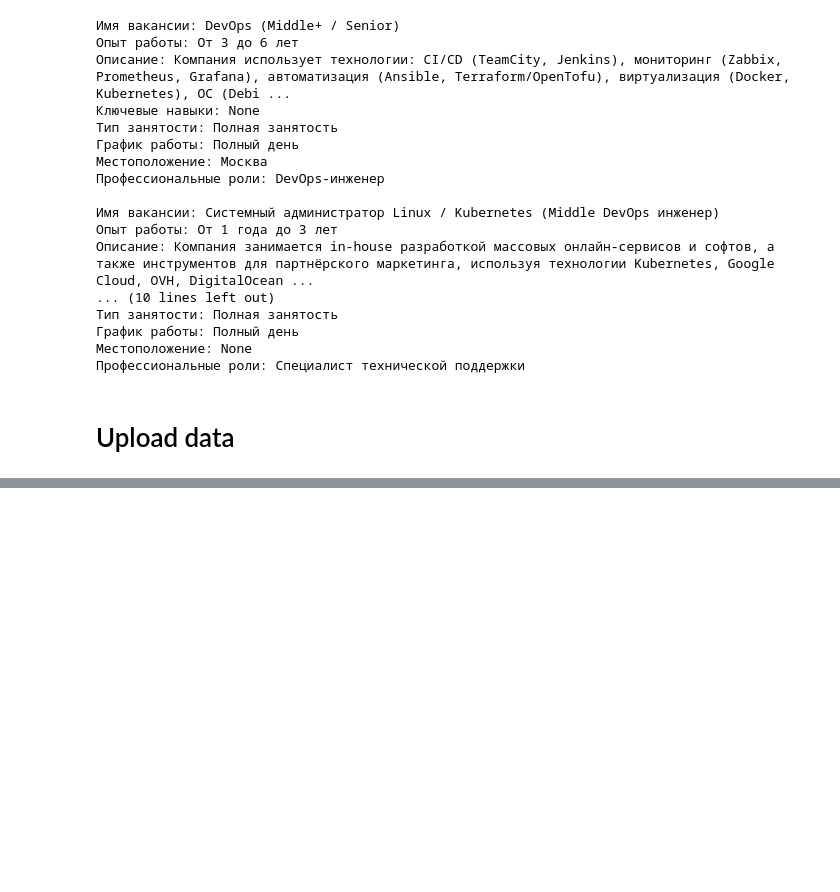
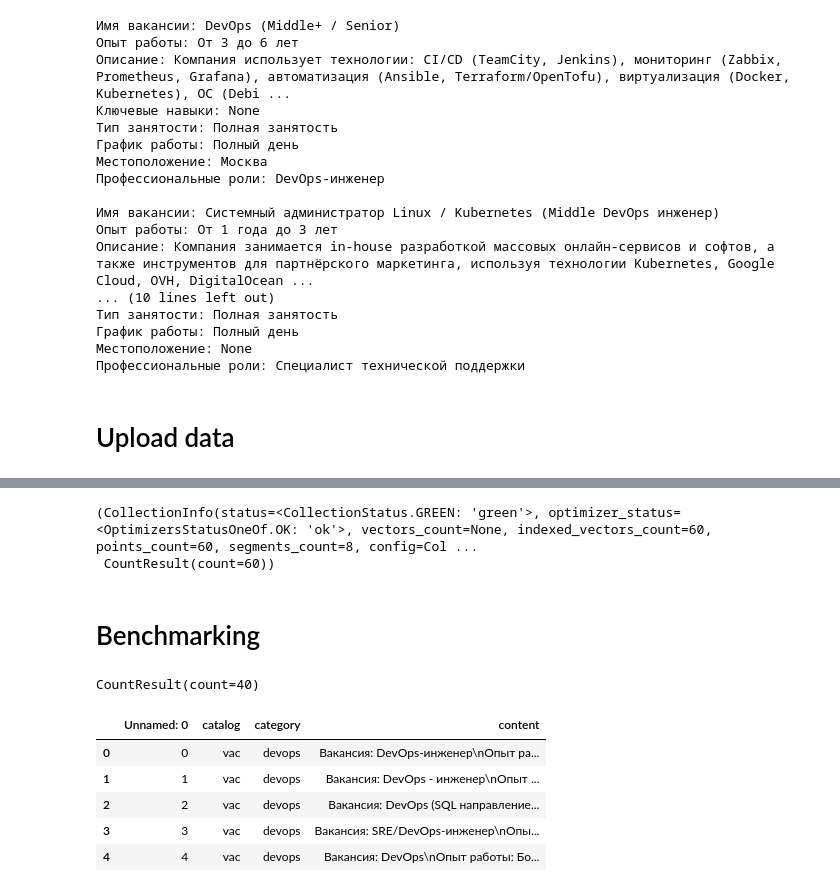
Before and after one commit to vilovnok/advisor, a Jupyter notebook: agent/database/notebook.ipynb, the cells around one changed output, grey strips where cells are left out. Drawn from its saved outputs; the diff is of its cells as text; code cells hidden in the pictures; blank space fills up the shorter version.

```diff
--- a/agent/database/notebook.ipynb
+++ b/agent/database/notebook.ipynb
@@ -127,0 +426,5 @@ df = pd.read_csv(path)
+# %%
+client.get_collection('scifact'),client.count("scifact")
+# %% [output]
+(CollectionInfo(status=<CollectionStatus.GREEN: 'green'>, optimizer_status=<OptimizersStatusOneOf.OK: 'ok'>, vectors_count=None, indexed_vectors_count=60, points_count=60, segments_count=8, config=Col ...
+ CountResult(count=60))
@@ -127,0 +449,20 @@ df = pd.read_csv(path)
+# %% [markdown]
+# Benchmarking
+# %%
+from qdrant_client import QdrantClient, models
+import pandas as pd
+
+client = QdrantClient("http://localhost:6333")
+client.count("advisor_db")
+# %% [output]
+CountResult(count=40)
+# %%
+df = pd.read_csv('test.csv', sep=',')
+df.head()
+# %% [output]
+|  | Unnamed: 0 | catalog | category | content |
+| 0 | 0 | vac | devops | Вакансия: DevOps-инженер\nОпыт ра... |
+| 1 | 1 | vac | devops | Вакансия: DevOps - инженер\nОпыт ... |
+| 2 | 2 | vac | devops | Вакансия: DevOps (SQL направление... |
+| 3 | 3 | vac | devops | Вакансия: SRE/DevOps-инженер\nОпы... |
+| 4 | 4 | vac | devops | Вакансия: DevOps\nОпыт работы: Бо... |
```
Also changed, not shown: parts of 36 cells of this notebook, 38 other files.
